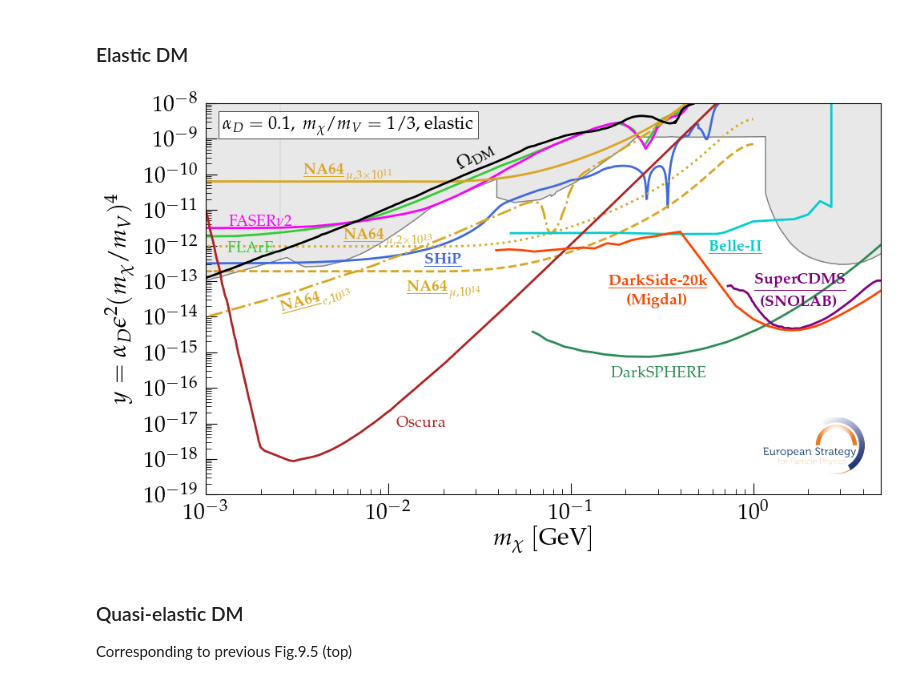
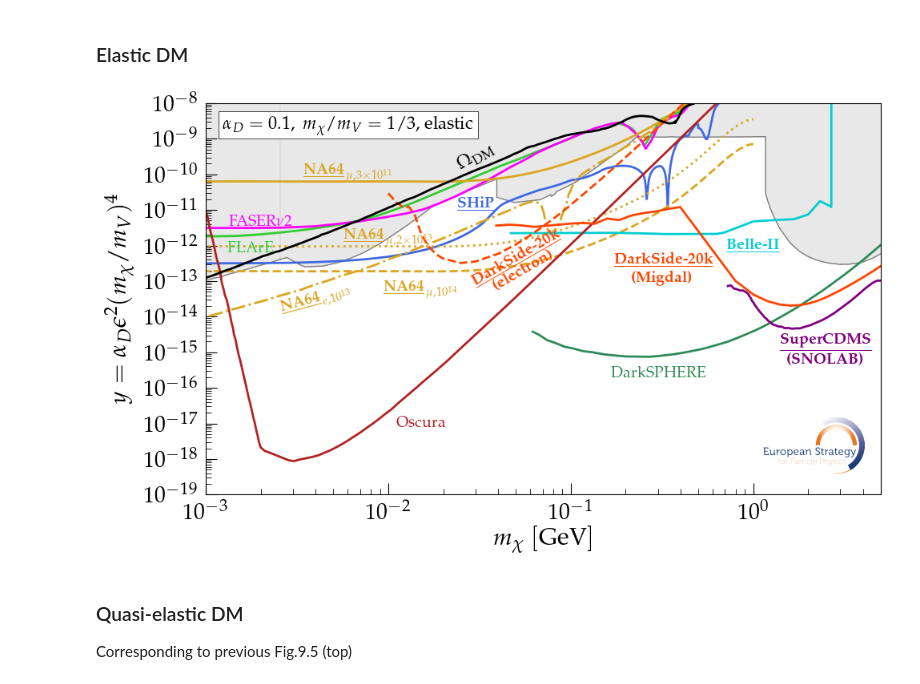
Before and after one commit to ESPP2026-PPG/Quasi-elastic-DM, a Jupyter notebook: Quasi-elastic-DM.ipynb, the cells around one changed output. Saved outputs shown, nothing was run; the diff lists cells and outputs as text; code cells hidden in the pictures.

Commit message:
DarkSide-20k DM-electron added

```diff
--- a/Quasi-elastic-DM.ipynb
+++ b/Quasi-elastic-DM.ipynb
@@ -55,7 +55,8 @@ df_Belle2 = pd.read_csv("data/Sensitivities_BC2_Belle II.csv")
 df_Oscura = pd.read_csv("data/Sensitivities_BC2_Oscura.csv")
 df_DarkSPHERE = pd.read_csv("data/Sensitivities_BC2_DarkSPHERE.csv")
 df_SuperCDMS = pd.read_csv("data/Sensitivities_BC2_SuperCDMS_SNOLAB.csv")
-df_DarkSide20k = pd.read_csv("data/Sensitivities_BC2_darkside20k-O1subGeVMigdal-18t-yr.csv")
+df_DarkSide20kMigdal = pd.read_csv("data/Sensitivities_BC2_darkside20k-O1subGeVMigdal-18t-yr.csv")
+df_DarkSide20kDMe = pd.read_csv("data/Sensitivities_BC2_darkside20k-DMe-heavymed-18t-yr.csv")
 
 ## Constraints ##
 df_Const = pd.read_csv("Merged constraints/Constraints_BC2-elastic_Merged.csv")
@@ -101,42 +102,45 @@ plt.plot(df_Belle2['mass'],df_Belle2['coupling'],color=lcBelle2)
 
 plt.plot(df_Oscura['mass'],df_Oscura['coupling'],color=lcOscura)
 plt.plot(df_DarkSPHERE['mass'],df_DarkSPHERE['coupling'],color=lcDarkSPHERE)
 plt.plot(df_SuperCDMS['mass'],df_SuperCDMS['coupling'],color=lcSuperCDMS)
-plt.plot(df_DarkSide20k['mass'],df_DarkSide20k['coupling'],color=lcDarkSide)
+plt.plot(df_DarkSide20kMigdal['mass'],df_DarkSide20kMigdal['coupling'],color=lcDarkSide)
+plt.plot(df_DarkSide20kDMe['mass'],df_DarkSide20kDMe['coupling'],color=lcDarkSide,ls='--')
 
 ## Relic target ##
 plt.plot(df_RelicScalar['mass'],df_RelicScalar['coupling'],color='black')
 
 ## Text for legends ##
 plt.text(1.75e-3,8.e-13,r'{FLArE}',fontsize=14,color=lcFLArE,ha='center',va='center')
 plt.text(2e-3,4.5e-12,r'{FASER${\nu}$2}',fontsize=14,color=lcFASER,ha='center',va='center')
-plt.text(2e-2,4.e-13,r'{\bf \underline{SHiP}}',fontsize=14,color=lcSHiP,ha='center',va='center')
-plt.text(8e-1,9.e-13,r'{\bf \underline{Belle-II}}',fontsize=14,color=lcBelle2,ha='center',va='center')
+plt.text(3e-2,1.5e-11,r'{\bf \underline{SHiP}}',fontsize=14,color=lcSHiP,ha='center',va='center')
+plt.text(1,1.e-12,r'{\bf \underline{Belle-II}}',fontsize=14,color=lcBelle2,ha='center',va='center')
 plt.text(6e-3,1.2e-10,r'{\bf \underline{NA64}$_{\,\mu,3\times 10^{11}}$}',fontsize=14,color=lcNA64,ha='center',va='center')
 plt.text(1e-2,1.75e-12,r'{\bf \underline{NA64}$_{\,\mu,2\times 10^{13}}$}',fontsize=14,color=lcNA64,ha='center',va='center')
-plt.text(2e-2,6.e-14,r'{\bf \underline{NA64}$_{\,\mu,10^{14}}$}',fontsize=14,color=lcNA64,ha='center',va='center')
+plt.text(1.5e-2,6.e-14,r'{\bf \underline{NA64}$_{\,\mu,10^{14}}$}',fontsize=14,color=lcNA64,ha='center',va='center')
 plt.text(4e-3,3.e-14,r'{\bf \underline{NA64}$_{\,e,10^{13}}$}',fontsize=14,rotation=15,color=lcNA64,ha='center',va='center')
 plt.text(1.5e-2,1.e-17,r'{Oscura}',fontsize=14,color=lcOscura,ha='center',va='center')
 plt.text(3.e-1,2.5e-16,r'{DarkSPHERE}',fontsize=14,color=lcDarkSPHERE,ha='center',va='center')
-plt.text(1.8,1.e-13,r'{\bf \underline{SuperCDMS}}',fontsize=14,color=lcSuperCDMS,ha='center',va='center')
-plt.text(1.8,2.5e-14,r'{\bf (SNOLAB)}',fontsize=14,color=lcSuperCDMS,ha='center',va='center')
-plt.text(3.e-1,1e-13,r'{\bf \underline{DarkSide-20k}}',fontsize=14,color=lcDarkSide,ha='center',va='center')
-plt.text(3.e-1,3e-14,r'{\bf (Migdal)}',fontsize=14,color=lcDarkSide,ha='center',va='center')
+plt.text(2.5,2.e-15,r'{\bf \underline{SuperCDMS}}',fontsize=14,color=lcSuperCDMS,ha='center',va='center')
+plt.text(2.5,6.e-16,r'{\bf (SNOLAB)}',fontsize=14,color=lcSuperCDMS,ha='center',va='center')
+plt.text(3.2e-1,4e-13,r'{\bf \underline{DarkSide-20k}}',fontsize=14,color=lcDarkSide,ha='center',va='center')
+plt.text(3.2e-1,1.25e-13,r'{\bf (Migdal)}',fontsize=14,color=lcDarkSide,ha='center',va='center')
+plt.text(5.e-2,4.5e-13,r'{\bf \underline{DarkSide-20k}}',fontsize=14,rotation=30,color=lcDarkSide,ha='center',va='center')
+plt.text(5.5e-2,2.e-13,r'{\bf (electron)}',fontsize=14,rotation=30,color=lcDarkSide,ha='center',va='center')
 
 plt.text(3e-2,3e-10,r'$\Omega_\mathrm{DM}$',fontsize=16,rotation=30,color='black',ha='center',va='center')
 
 ## ESPPU logo ##
 img = mpimg.imread("ESPP-logo-2025-color@3x.png")
 inset_ax = ax.inset_axes([0.825, 0.05, 0.15, 0.15])  # x0, y0, 15% width & height
 inset_ax.imshow(img)
 inset_ax.axis('off')
 #plt.text(6.e-1,2.e-14,r'{\bf ESPP 2026: Preliminary}',fontsize=16,rotation=0,color='black',ha='center',va='center')
 
 #plt.legend(fontsize=14, loc = 'lower right')
 plt.tight_layout()
 plt.savefig('Plots/ElasticDM.pdf',dpi=1000)
 # %% [output]
-[figure, old version]
+[figure, new version]
 # %% [markdown]
 ### Quasi-elastic DM
 Corresponding to previous Fig.9.5 (top)
```
Also changed, not shown: 6 other files.
